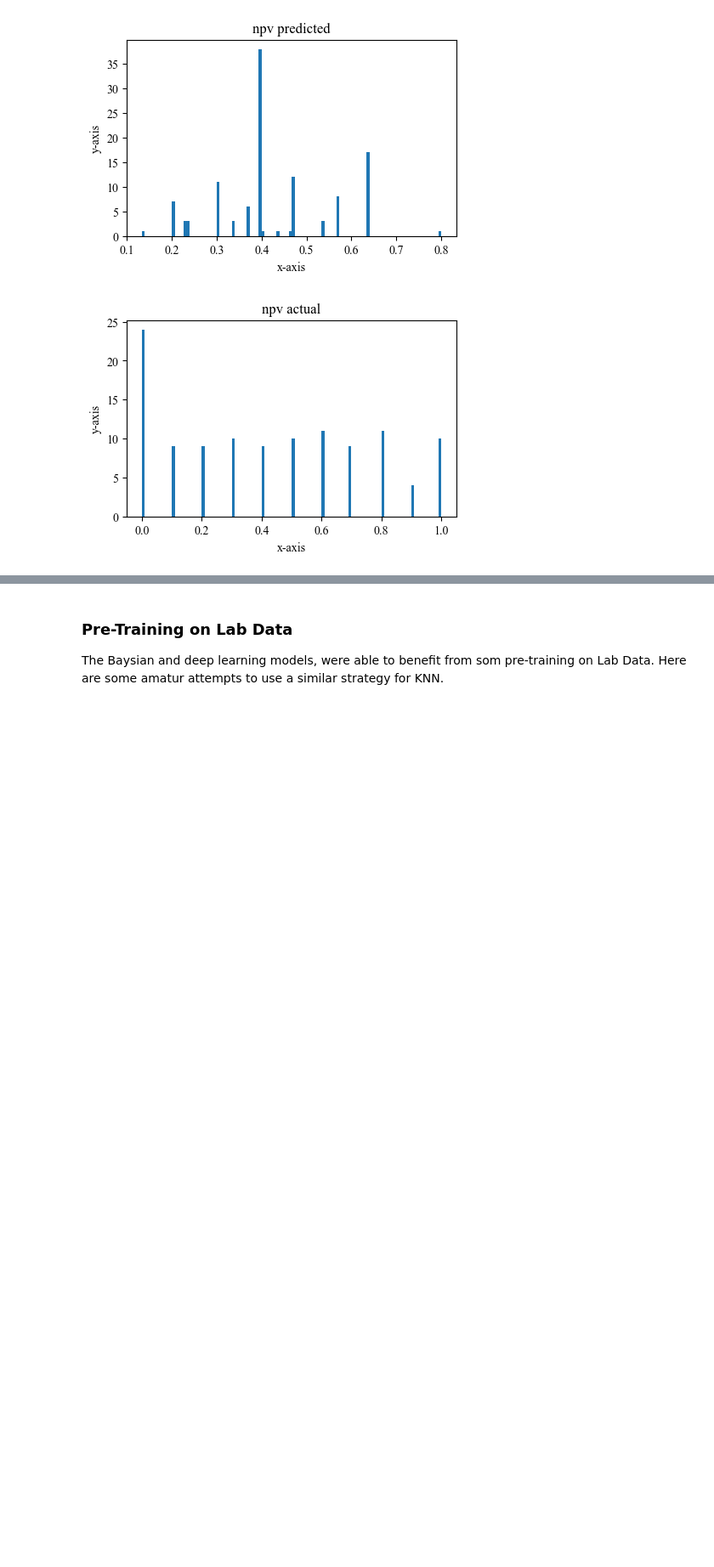
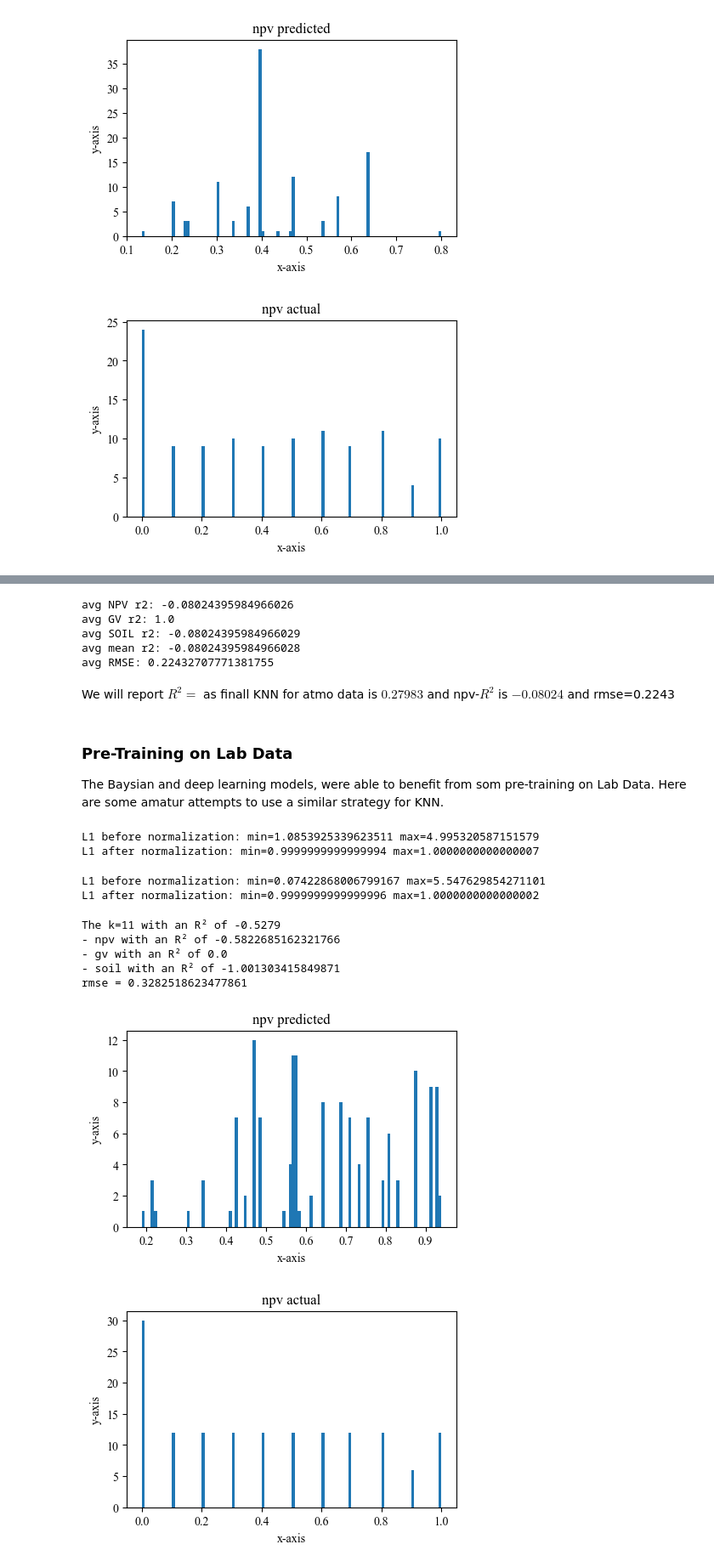
Before and after one commit to utat-ss/FINCH-Science_Unmixing, a Jupyter notebook: runs/classicalml/knn/knn.ipynb, the cells around one changed output, grey strips where cells are left out. Shown at 85% size. Cells and saved outputs as stored; diff of their text form; code cells hidden in the pictures; blank space fills up the shorter version.

Commit message:
attempt to pre-train KNN and LR
these attempts failed, all producing negative R^2 (without gv)

```diff
--- a/runs/classicalml/knn/knn.ipynb
+++ b/runs/classicalml/knn/knn.ipynb
@@ -189,3 +273,77 @@ The k=5 with an R² of 0.1957
+# %%
+print("avg NPV r2:", sum(npvr2s) / N)
+print("avg GV r2:", sum(gvr2s) / N)
+print("avg SOIL r2:", sum(soilr2s) / N)
+# print("avg mean r2:", (sum(npvr2s) + sum(gvr2s) + sum(soilr2s)) / N / 3)
+print("avg mean r2:", (sum(npvr2s) + sum(soilr2s)) / N / 2)
+print("avg RMSE:", sum(rmses) / N)
+# %% [output]
+avg NPV r2: -0.08024395984966026
+avg GV r2: 1.0
+avg SOIL r2: -0.08024395984966029
+avg mean r2: -0.08024395984966028
+avg RMSE: 0.22432707771381755
+# %% [markdown]
+We will report $R^2 = $ as finall KNN for atmo data is $0.27983$
+and npv-$R^2$ is $-0.08024$ and rmse=0.2243
 # %% [markdown]
 ### Pre-Training on Lab Data
 The Baysian and deep learning models, were able to benefit from som pre-training on Lab Data. Here are some amatur attempts to use a similar strategy for KNN.
+# %%
+lbdf = helper_functions.open_file(LAB_DATA)
+lbfractions, lb900to1690_raw = helper_functions.take_subset(lbdf,start=900,end=1690)
+atdf = helper_functions.open_file(ATMO_DATA)
+atfractions, at900to1690_raw = helper_functions.take_subset(atdf,start=900,end=1690)
+# %%
+# L2 norm on lab data
+dataset = lb900to1690_raw
+norms = np.sqrt(np.square(dataset).sum(axis=1)).to_numpy()
+print(f"L1 before normalization: min={norms.min()} max={norms.max()}")
+normalized_dataset = dataset.copy().to_numpy() / norms[:, np.newaxis]
+post_norms = np.sqrt(np.square(normalized_dataset).sum(axis=1))
+print(f"L1 after normalization: min={post_norms.min()} max={post_norms.max()}")
+lb900to1690 = normalized_dataset
+# %% [output]
+L1 before normalization: min=1.0853925339623511 max=4.995320587151579
+L1 after normalization: min=0.9999999999999994 max=1.0000000000000007
+# %%
+# L2 norm on atmo data
+dataset = at900to1690_raw
+norms = np.sqrt(np.square(dataset).sum(axis=1)).to_numpy()
+print(f"L1 before normalization: min={norms.min()} max={norms.max()}")
+normalized_dataset = dataset.copy().to_numpy() / norms[:, np.newaxis]
+post_norms = np.sqrt(np.square(normalized_dataset).sum(axis=1))
+print(f"L1 after normalization: min={post_norms.min()} max={post_norms.max()}")
+at900to1690 = normalized_dataset
+# %% [output]
+L1 before normalization: min=0.07422868006799167 max=5.547629854271101
+L1 after normalization: min=0.9999999999999996 max=1.0000000000000002
+# %%
+# Normal KNN regression
+# should take <1min to run
+X_train, X_test, y_train, y_test = lb900to1690, at900to1690, lbfractions, atfractions
+
+K=11
+knn = KNeighborsRegressor(n_neighbors=K, metric='minkowski')
+knn.fit(X_train, y_train)
+y_pred = knn.predict(X_test)
+current_r2 = r2_score(y_test, y_pred)
+
+print(f"The k={K} with an R² of {current_r2:.4f}")
+helper_functions.simple_histogram([y[0] for y in y_pred], title='npv predicted', bins=100)
+helper_functions.simple_histogram([y_test.loc[i, 'npv_fraction'] for i in y_test.index], title='npv actual', bins=100)
+# helper_functions.simple_histogram([y[1] for y in y_pred], title='gv predicted', bins=100)
+# helper_functions.simple_histogram([y[2] for y in y_pred], title='soil predicted', bins=100)
+print("- npv with an R² of", r2_score(y_test['npv_fraction'], [p[0] for p in y_pred]))
+print("- gv with an R² of", r2_score(y_test['gv_fraction'], [p[1] for p in y_pred]))
+print("- soil with an R² of", r2_score(y_test['soil_fraction'], [p[2] for p in y_pred]))
+rmse = root_mean_squared_error(y_test, y_pred)
+print(f"rmse = {rmse}")
+# %% [output]
+The k=11 with an R² of -0.5279
+- npv with an R² of -0.5822685162321766
+- gv with an R² of 0.0
+- soil with an R² of -1.001303415849871
+rmse = 0.3282518623477861
+[figure, added]
+[figure, added]
```
Also changed, not shown: parts of 5 cells of this notebook, 2 other files.
